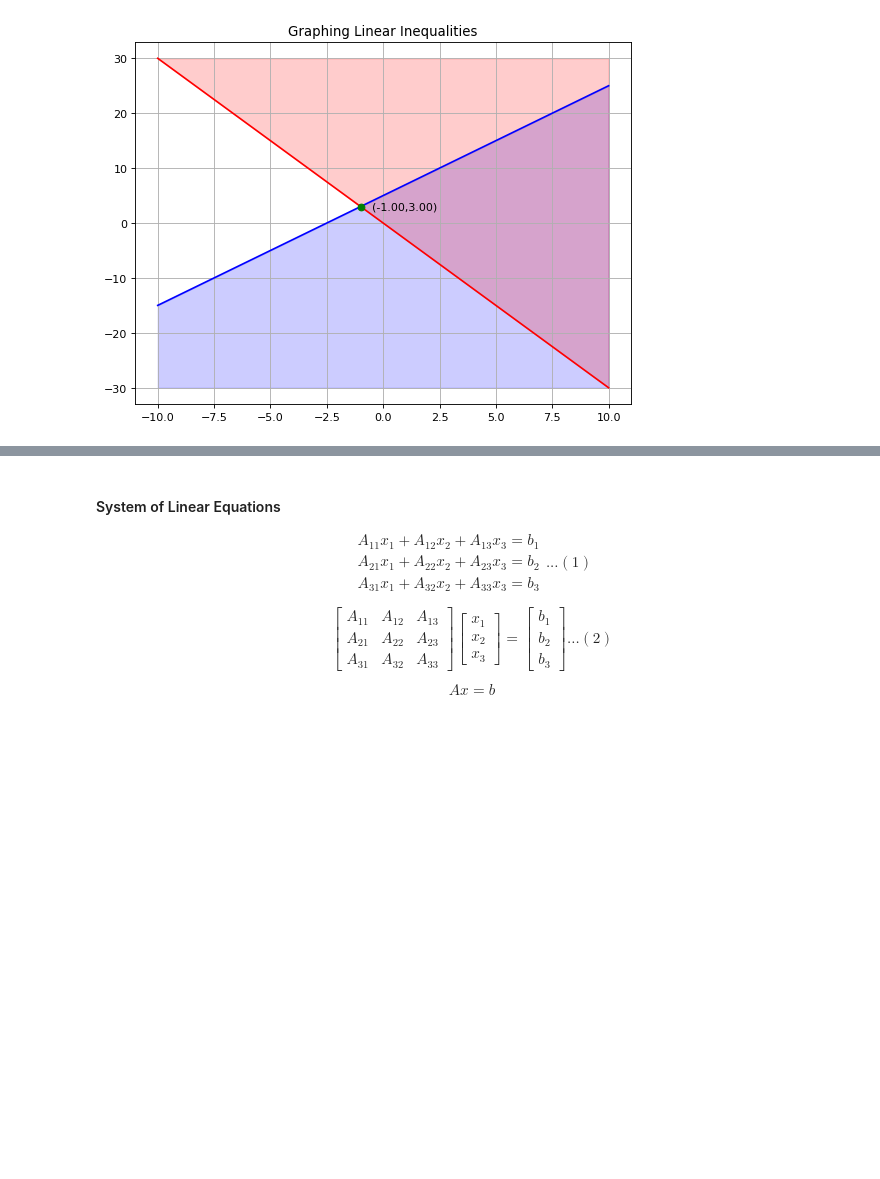
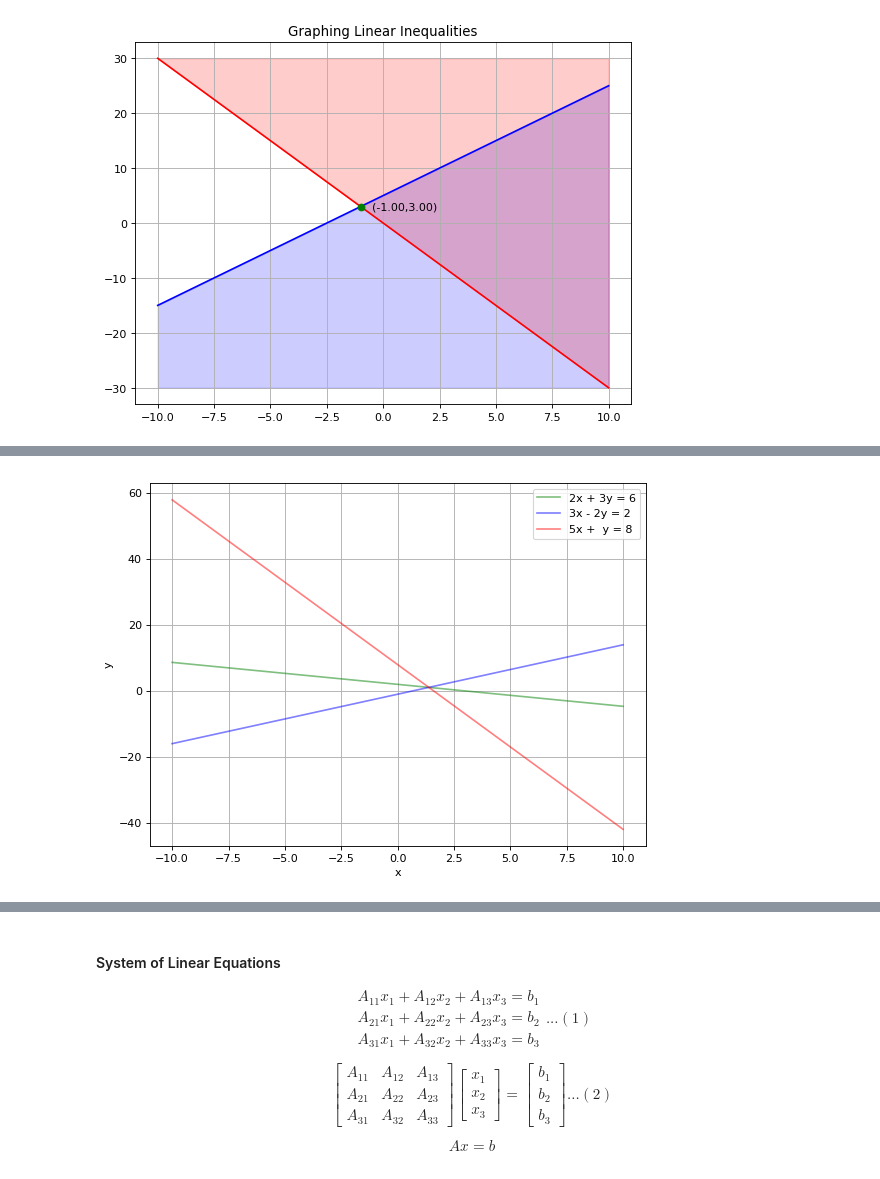
Before and after one commit to apextw/math, a Jupyter notebook: Algebra 1.ipynb, the cells around one changed output, grey strips where cells are left out. Saved outputs shown, nothing was run; the diff lists cells and outputs as text; code cells hidden in the pictures; blank space fills up the shorter version.

```diff
--- a/Algebra 1.ipynb
+++ b/Algebra 1.ipynb
@@ -937,0 +1031,24 @@ plt.show()
+# %%
+################################################################################
+# Independent Functions
+# Author: stevenlee, tw.steven@gmail.com
+################################################################################
+import matplotlib.pyplot as plt
+import numpy as np
+x = np.linspace(start=-10, stop=10, num=21)
+y1 = (6.0 - 2.0*x) / 3.0
+y2 = (3.0*x - 2.0) / 2.0
+y3 = 8.0 - 5.0*x
+
+# Plot the realtionship
+plt.figure(figsize=(8, 6), dpi=80)
+plt.plot(x, y1,'g',alpha=0.5,label='2x + 3y = 6')
+plt.plot(x, y2,'b',alpha=0.5,label='3x - 2y = 2')
+plt.plot(x, y3,'r',alpha=0.5,label='5x +  y = 8')
+plt.xlabel('x')
+plt.ylabel('y')
+plt.legend()
+plt.grid(True)
+plt.show()
+# %% [output]
+[figure, added]
```
Also changed, not shown: parts of 25 cells of this notebook.
